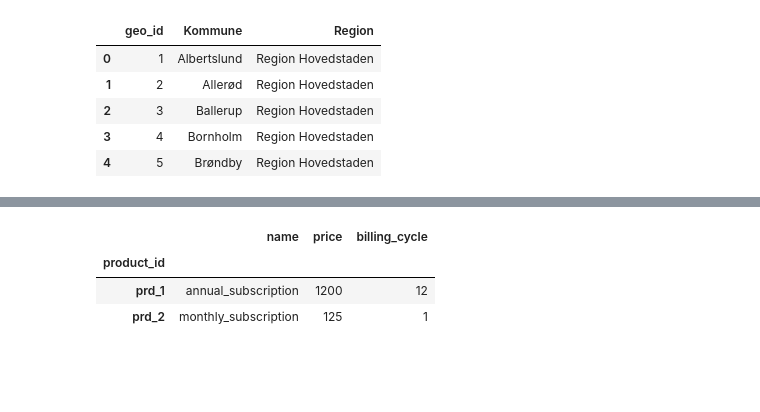
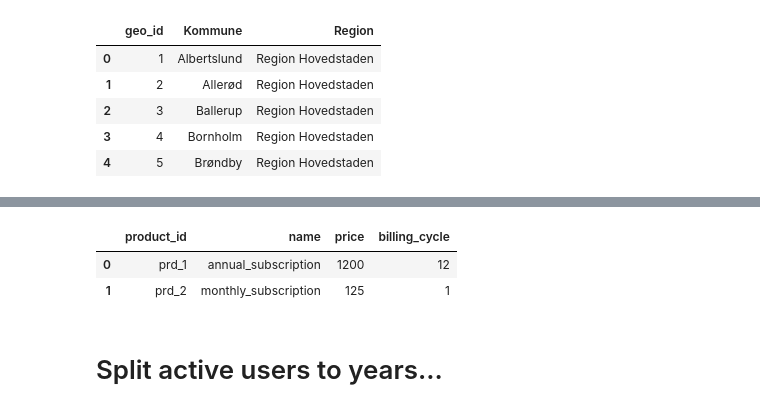
Before and after one commit to MartinBA741/QlikWorld, a Jupyter notebook: manipulate.ipynb, the cells around one changed output, grey strips where cells are left out. Drawn from its saved outputs; the diff is of its cells as text; code cells hidden in the pictures; blank space fills up the shorter version.

```diff
--- a/manipulate.ipynb
+++ b/manipulate.ipynb
@@ -155,11 +155,12 @@ date
 # %%
-dim_product = pd.read_csv(r'C:\Users\MartinBirkAndreasen\Desktop\Jazz\QlikWorld\subscription\raw\product_info.csv', index_col=0)
+dim_product = pd.read_csv(r'C:\Users\MartinBirkAndreasen\Desktop\Jazz\QlikWorld\subscription\raw\product_info.csv')
 dim_product.head()
 # %% [output]
-|  | name | price | billing_cycle |
-| product_id |  |  |  |
-| prd_1 | annual_subscription | 1200 | 12 |
-| prd_2 | monthly_subscription | 125 | 1 |
+|  | product_id | name | price | billing_cycle |
+| 0 | prd_1 | annual_subscription | 1200 | 12 |
+| 1 | prd_2 | monthly_subscription | 125 | 1 |
+# %% [markdown]
+# Split active users to years...
 # %%
 fact_active['year'] = pd.to_datetime(fact_active.reset_index()['date']).dt.year.to_numpy()
 fact_active2017 = fact_active[fact_active['year']==2017]
```
Also changed, not shown: parts of 12 cells of this notebook, 1 other file.
